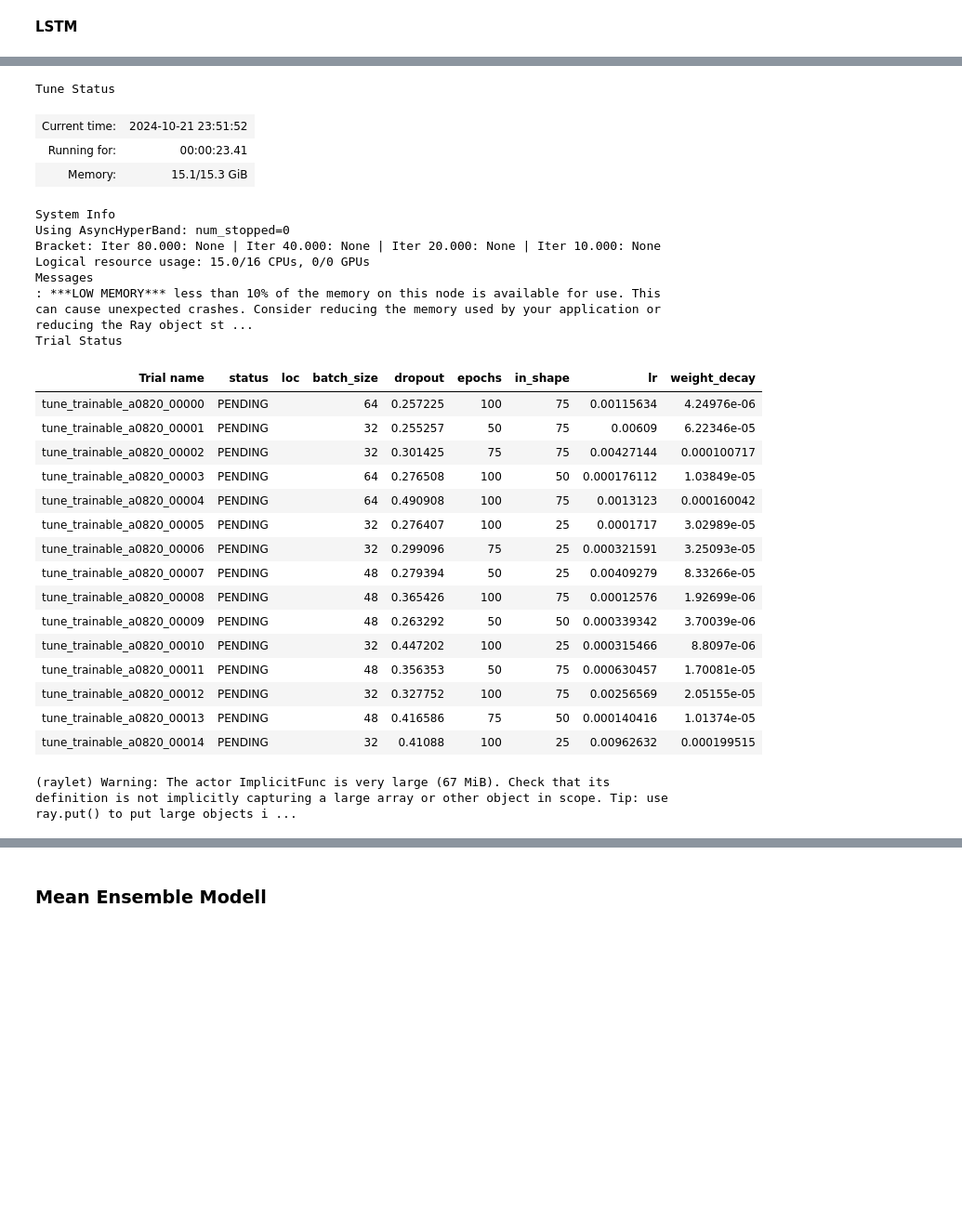
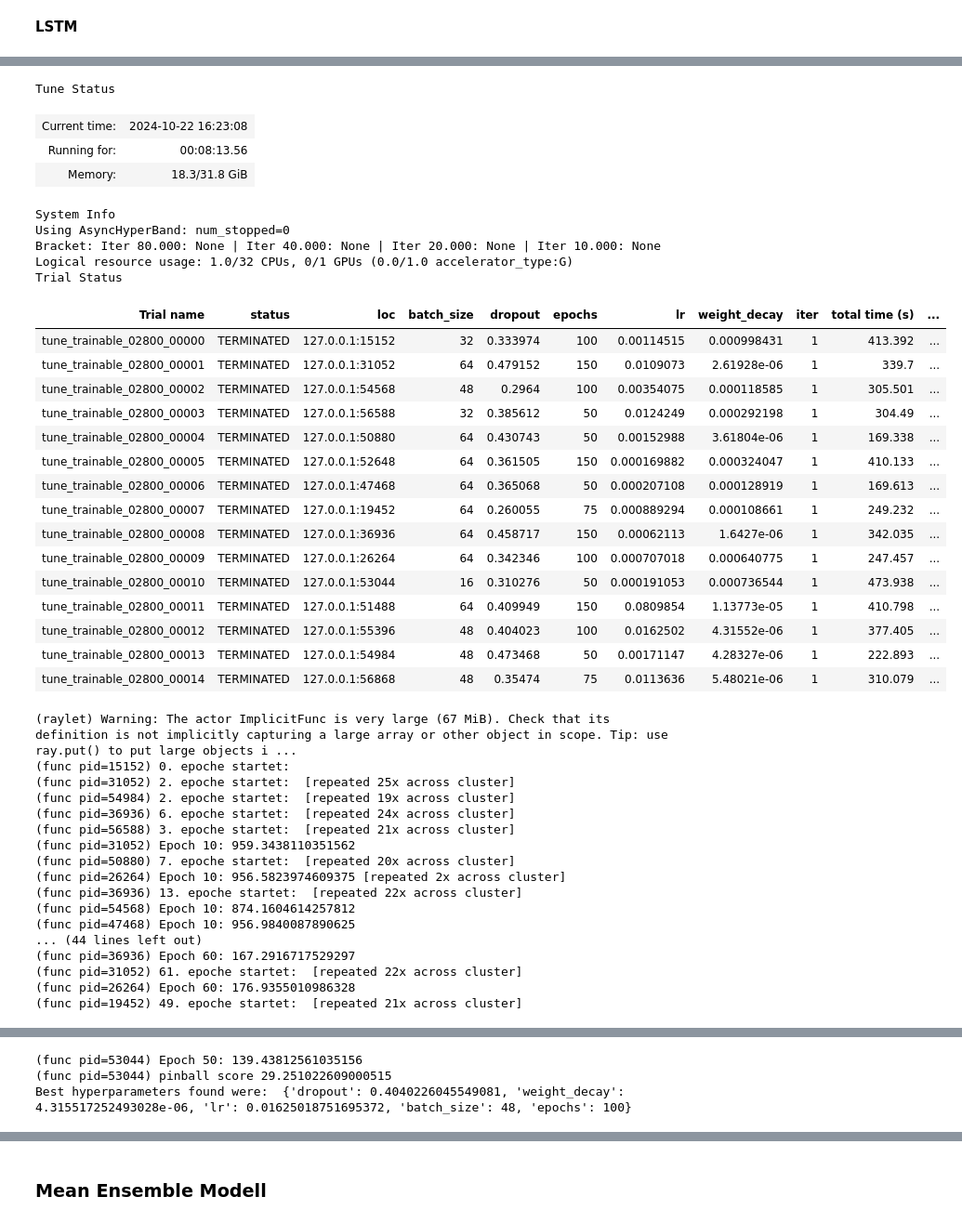
Before and after one commit to av1c3nna/awp2, a Jupyter notebook: model_training.ipynb, the cells around one changed output, grey strips where cells are left out. Shown at 93% size. Saved outputs shown, nothing was run; the diff lists cells and outputs as text; code cells hidden in the pictures; blank space fills up the shorter version.

```diff
--- a/model_training.ipynb
+++ b/model_training.ipynb
@@ -548,7 +546,7 @@ def tune_trainable(config, feature_engineerer, model_class, quantiles):
         model_class=model_class,
         quantiles=quantiles,
         optimizer_class=torch.optim.Adam,
-        in_shape=config["in_shape"],
+        #in_shape=config["in_shape"],
         dropout=config["dropout"],
         weight_decay=config["weight_decay"],
         lr=config["lr"],
@@ -572,12 +570,11 @@ def custom_trial_dirname_creator(trial):
 # Update the tune.run command with the custom trial directory name creator
 def run_ray_tune(feature_engineerer, model_class, quantiles):
     config = {
-        "in_shape": tune.choice([25, 50, 75]),
         "dropout": tune.uniform(0.25, 0.5),
         "weight_decay": tune.loguniform(1e-6, 1e-3),
-        "lr": tune.loguniform(1e-4, 1e-2),
-        "batch_size": tune.choice([32, 48, 64]),
-        "epochs": tune.choice([50, 75, 100, ])
+        "lr": tune.loguniform(1e-4, 1e-1),
+        "batch_size": tune.choice([16, 32, 48, 64]),
+        "epochs": tune.choice([50, 75, 100, 150])
     }
 
     # Define an early stopping scheduler
@@ -609,28 +606,42 @@ best_hyperparamter = run_ray_tune(feature_engineerer_wind, neural_networks.LSTM_
 Tune Status
-| Current time: | 2024-10-21 23:51:52 |
-| Running for: | 00:00:23.41 |
-| Memory: | 15.1/15.3 GiB |
+| Current time: | 2024-10-22 16:23:08 |
+| Running for: | 00:08:13.56 |
+| Memory: | 18.3/31.8 GiB |
 System Info
 Using AsyncHyperBand: num_stopped=0
 Bracket: Iter 80.000: None | Iter 40.000: None | Iter 20.000: None | Iter 10.000: None
-Logical resource usage: 15.0/16 CPUs, 0/0 GPUs
-Messages
-: ***LOW MEMORY*** less than 10% of the memory on this node is available for use. This can cause unexpected crashes. Consider reducing the memory used by your application or reducing the Ray object st ...
+Logical resource usage: 1.0/32 CPUs, 0/1 GPUs (0.0/1.0 accelerator_type:G)
 Trial Status
-| Trial name | status | loc | batch_size | dropout | epochs | in_shape | lr | weight_decay |
-| tune_trainable_a0820_00000 | PENDING |  | 64 | 0.257225 | 100 | 75 | 0.00115634 | 4.24976e-06 |
-| tune_trainable_a0820_00001 | PENDING |  | 32 | 0.255257 | 50 | 75 | 0.00609 | 6.22346e-05 |
-| tune_trainable_a0820_00002 | PENDING |  | 32 | 0.301425 | 75 | 75 | 0.00427144 | 0.000100717 |
-| tune_trainable_a0820_00003 | PENDING |  | 64 | 0.276508 | 100 | 50 | 0.000176112 | 1.03849e-05 |
-| tune_trainable_a0820_00004 | PENDING |  | 64 | 0.490908 | 100 | 75 | 0.0013123 | 0.000160042 |
-| tune_trainable_a0820_00005 | PENDING |  | 32 | 0.276407 | 100 | 25 | 0.0001717 | 3.02989e-05 |
-| tune_trainable_a0820_00006 | PENDING |  | 32 | 0.299096 | 75 | 25 | 0.000321591 | 3.25093e-05 |
-| tune_trainable_a0820_00007 | PENDING |  | 48 | 0.279394 | 50 | 25 | 0.00409279 | 8.33266e-05 |
-| tune_trainable_a0820_00008 | PENDING |  | 48 | 0.365426 | 100 | 75 | 0.00012576 | 1.92699e-06 |
-| tune_trainable_a0820_00009 | PENDING |  | 48 | 0.263292 | 50 | 50 | 0.000339342 | 3.70039e-06 |
-| tune_trainable_a0820_00010 | PENDING |  | 32 | 0.447202 | 100 | 25 | 0.000315466 | 8.8097e-06 |
-| tune_trainable_a0820_00011 | PENDING |  | 48 | 0.356353 | 50 | 75 | 0.000630457 | 1.70081e-05 |
-| tune_trainable_a0820_00012 | PENDING |  | 32 | 0.327752 | 100 | 75 | 0.00256569 | 2.05155e-05 |
-| tune_trainable_a0820_00013 | PENDING |  | 48 | 0.416586 | 75 | 50 | 0.000140416 | 1.01374e-05 |
-| tune_trainable_a0820_00014 | PENDING |  | 32 | 0.41088 | 100 | 25 | 0.00962632 | 0.000199515 |
+| Trial name | status | loc | batch_size | dropout | epochs | lr | weight_decay | iter | total time (s) | ... |
+| tune_trainable_02800_00000 | TERMINATED | 127.0.0.1:15152 | 32 | 0.333974 | 100 | 0.00114515 | 0.000998431 | 1 | 413.392 | ... |
+| tune_trainable_02800_00001 | TERMINATED | 127.0.0.1:31052 | 64 | 0.479152 | 150 | 0.0109073 | 2.61928e-06 | 1 | 339.7 | ... |
+| tune_trainable_02800_00002 | TERMINATED | 127.0.0.1:54568 | 48 | 0.2964 | 100 | 0.00354075 | 0.000118585 | 1 | 305.501 | ... |
+| tune_trainable_02800_00003 | TERMINATED | 127.0.0.1:56588 | 32 | 0.385612 | 50 | 0.0124249 | 0.000292198 | 1 | 304.49 | ... |
+| tune_trainable_02800_00004 | TERMINATED | 127.0.0.1:50880 | 64 | 0.430743 | 50 | 0.00152988 | 3.61804e-06 | 1 | 169.338 | ... |
+| tune_trainable_02800_00005 | TERMINATED | 127.0.0.1:52648 | 64 | 0.361505 | 150 | 0.000169882 | 0.000324047 | 1 | 410.133 | ... |
+| tune_trainable_02800_00006 | TERMINATED | 127.0.0.1:47468 | 64 | 0.365068 | 50 | 0.000207108 | 0.000128919 | 1 | 169.613 | ... |
+| tune_trainable_02800_00007 | TERMINATED | 127.0.0.1:19452 | 64 | 0.260055 | 75 | 0.000889294 | 0.000108661 | 1 | 249.232 | ... |
+| tune_trainable_02800_00008 | TERMINATED | 127.0.0.1:36936 | 64 | 0.458717 | 150 | 0.00062113 | 1.6427e-06 | 1 | 342.035 | ... |
+| tune_trainable_02800_00009 | TERMINATED | 127.0.0.1:26264 | 64 | 0.342346 | 100 | 0.000707018 | 0.000640775 | 1 | 247.457 | ... |
+| tune_trainable_02800_00010 | TERMINATED | 127.0.0.1:53044 | 16 | 0.310276 | 50 | 0.000191053 | 0.000736544 | 1 | 473.938 | ... |
+| tune_trainable_02800_00011 | TERMINATED | 127.0.0.1:51488 | 64 | 0.409949 | 150 | 0.0809854 | 1.13773e-05 | 1 | 410.798 | ... |
+| tune_trainable_02800_00012 | TERMINATED | 127.0.0.1:55396 | 48 | 0.404023 | 100 | 0.0162502 | 4.31552e-06 | 1 | 377.405 | ... |
+| tune_trainable_02800_00013 | TERMINATED | 127.0.0.1:54984 | 48 | 0.473468 | 50 | 0.00171147 | 4.28327e-06 | 1 | 222.893 | ... |
+| tune_trainable_02800_00014 | TERMINATED | 127.0.0.1:56868 | 48 | 0.35474 | 75 | 0.0113636 | 5.48021e-06 | 1 | 310.079 | ... |
 (raylet) Warning: The actor ImplicitFunc is very large (67 MiB). Check that its definition is not implicitly capturing a large array or other object in scope. Tip: use ray.put() to put large objects i ...
+(func pid=15152) 0. epoche startet:
+(func pid=31052) 2. epoche startet:  [repeated 25x across cluster]
+(func pid=54984) 2. epoche startet:  [repeated 19x across cluster]
+(func pid=36936) 6. epoche startet:  [repeated 24x across cluster]
+(func pid=56588) 3. epoche startet:  [repeated 21x across cluster]
+(func pid=31052) Epoch 10: 959.3438110351562
+(func pid=50880) 7. epoche startet:  [repeated 20x across cluster]
+(func pid=26264) Epoch 10: 956.5823974609375 [repeated 2x across cluster]
+(func pid=36936) 13. epoche startet:  [repeated 22x across cluster]
+(func pid=54568) Epoch 10: 874.1604614257812
+(func pid=47468) Epoch 10: 956.9840087890625
+... (44 lines left out)
+(func pid=36936) Epoch 60: 167.2916717529297
+(func pid=31052) 61. epoche startet:  [repeated 22x across cluster]
+(func pid=26264) Epoch 60: 176.9355010986328
+(func pid=19452) 49. epoche startet:  [repeated 21x across cluster]
@@ -655,3 +684,6 @@ Best hyperparameters found were:  None
+(func pid=53044) Epoch 50: 139.43812561035156
+(func pid=53044) pinball score 29.251022609000515
+Best hyperparameters found were:  {'dropout': 0.4040226045549081, 'weight_decay': 4.315517252493028e-06, 'lr': 0.01625018751695372, 'batch_size': 48, 'epochs': 100}
 # %%
 importlib.reload(model_utils)
 import neural_networks
```
Also changed, not shown: parts of 8 cells of this notebook, 1 other file.
